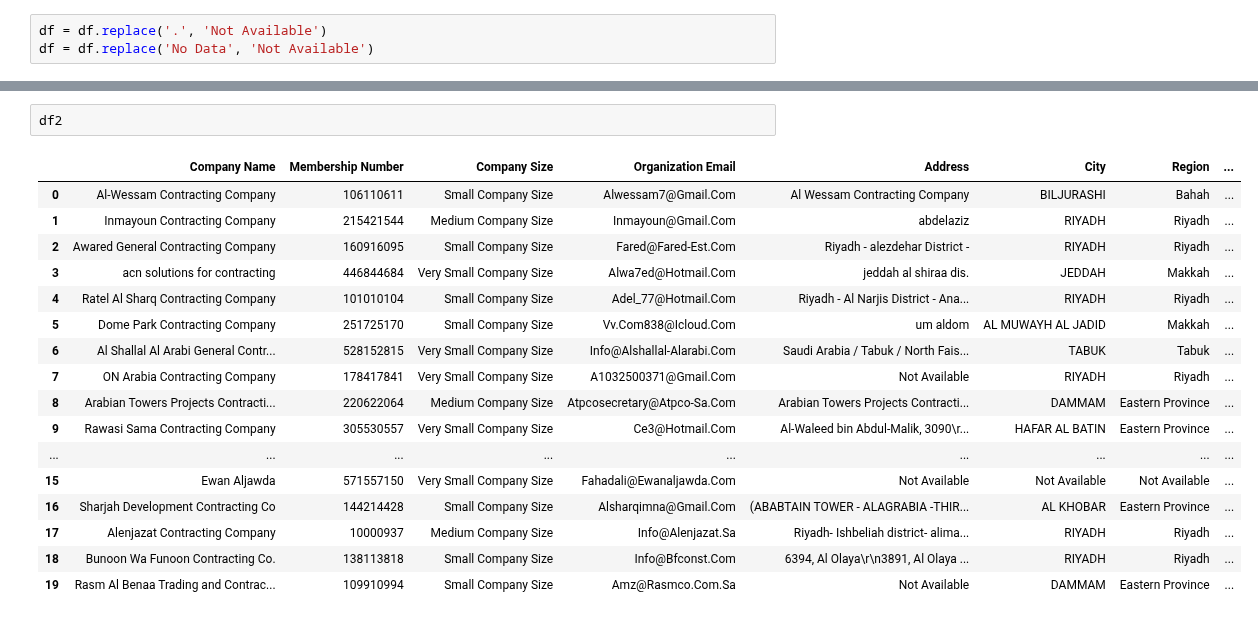
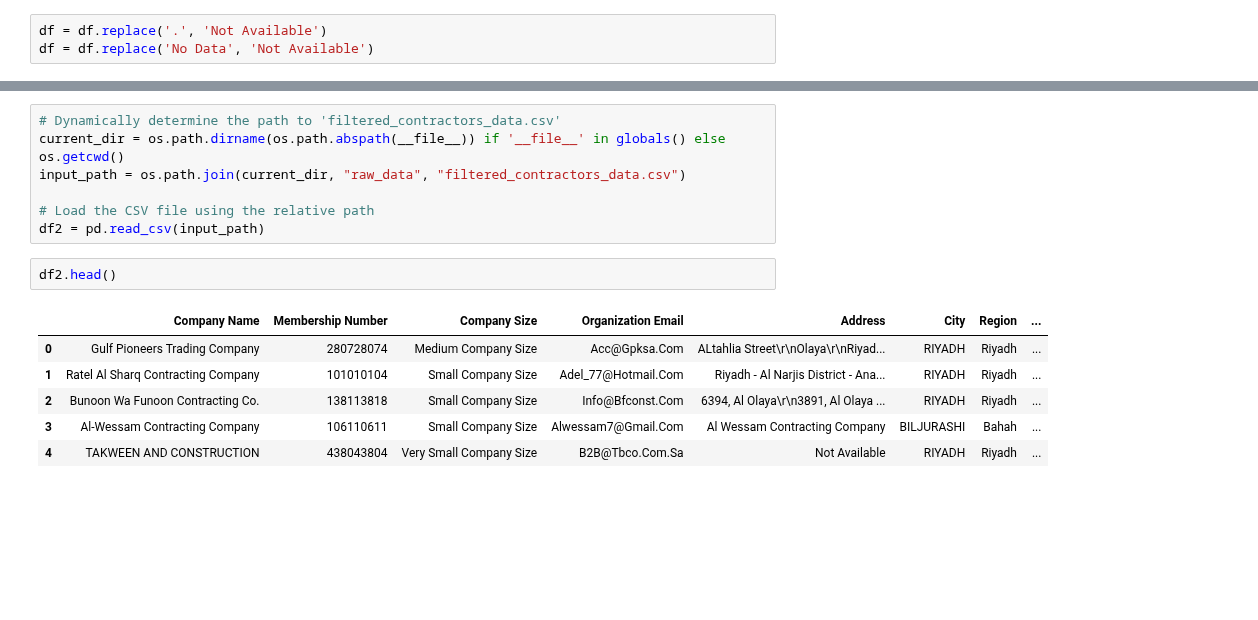
Before and after one commit to afnanzayed/Web-Crawling, a Jupyter notebook: notebooks/Web Crawling Task.ipynb, the cells around one changed output, grey strips where cells are left out. Cells and saved outputs as stored; diff of their text form; blank space fills up the shorter version.

```diff
--- a/notebooks/Web Crawling Task.ipynb
+++ b/notebooks/Web Crawling Task.ipynb
@@ -407,20 +424,16 @@ df2= pd.read_csv('/Users/afnanalamri/Desktop/MyProject/LeapAI/WebCrawlingTask/ra
+# %%
+# Dynamically determine the path to 'filtered_contractors_data.csv'
+current_dir = os.path.dirname(os.path.abspath(__file__)) if '__file__' in globals() else os.getcwd()
+input_path = os.path.join(current_dir, "raw_data", "filtered_contractors_data.csv")
+
+# Load the CSV file using the relative path
+df2 = pd.read_csv(input_path)
 # %%
-df2
+df2.head()
 # %% [output]
 |  | Company Name | Membership Number | Company Size | Organization Email | Address | City | Region | ... |
-| 0 | Al-Wessam Contracting Company | 106110611 | Small Company Size | Alwessam7@Gmail.Com | Al Wessam Contracting Company | BILJURASHI | Bahah | ... |
-| 1 | Inmayoun Contracting Company | 215421544 | Medium Company Size | Inmayoun@Gmail.Com | abdelaziz | RIYADH | Riyadh | ... |
-| 2 | Awared General Contracting Company | 160916095 | Small Company Size | Fared@Fared-Est.Com | Riyadh - alezdehar District - | RIYADH | Riyadh | ... |
-| 3 | acn solutions for contracting | 446844684 | Very Small Company Size | Alwa7ed@Hotmail.Com | jeddah al shiraa dis. | JEDDAH | Makkah | ... |
-| 4 | Ratel Al Sharq Contracting Company | 101010104 | Small Company Size | Adel_77@Hotmail.Com | Riyadh - Al Narjis District - Ana... | RIYADH | Riyadh | ... |
-| 5 | Dome Park Contracting Company | 251725170 | Small Company Size | Vv.Com838@Icloud.Com | um aldom | AL MUWAYH AL JADID | Makkah | ... |
-| 6 | Al Shallal Al Arabi General Contr... | 528152815 | Very Small Company Size | Info@Alshallal-Alarabi.Com | Saudi Arabia / Tabuk / North Fais... | TABUK | Tabuk | ... |
-| 7 | ON Arabia Contracting Company | 178417841 | Very Small Company Size | A1032500371@Gmail.Com | Not Available | RIYADH | Riyadh | ... |
-| 8 | Arabian Towers Projects Contracti... | 220622064 | Medium Company Size | Atpcosecretary@Atpco-Sa.Com | Arabian Towers Projects Contracti... | DAMMAM | Eastern Province | ... |
-| 9 | Rawasi Sama Contracting Company | 305530557 | Very Small Company Size | Ce3@Hotmail.Com | Al-Waleed bin Abdul-Malik, 3090\r... | HAFAR AL BATIN | Eastern Province | ... |
-| ... | ... | ... | ... | ... | ... | ... | ... | ... |
-| 15 | Ewan Aljawda | 571557150 | Very Small Company Size | Fahadali@Ewanaljawda.Com | Not Available | Not Available | Not Available | ... |
-| 16 | Sharjah Development Contracting Co | 144214428 | Small Company Size | Alsharqimna@Gmail.Com | (ABABTAIN TOWER - ALAGRABIA -THIR... | AL KHOBAR | Eastern Province | ... |
-| 17 | Alenjazat Contracting Company | 10000937 | Medium Company Size | Info@Alenjazat.Sa | Riyadh- Ishbeliah district- alima... | RIYADH | Riyadh | ... |
-| 18 | Bunoon Wa Funoon Contracting Co. | 138113818 | Small Company Size | Info@Bfconst.Com | 6394, Al Olaya\r\n3891, Al Olaya ... | RIYADH | Riyadh | ... |
-| 19 | Rasm Al Benaa Trading and Contrac... | 109910994 | Small Company Size | Amz@Rasmco.Com.Sa | Not Available | DAMMAM | Eastern Province | ... |
+| 0 | Gulf Pioneers Trading Company | 280728074 | Medium Company Size | Acc@Gpksa.Com | ALtahlia Street\r\nOlaya\r\nRiyad... | RIYADH | Riyadh | ... |
+| 1 | Ratel Al Sharq Contracting Company | 101010104 | Small Company Size | Adel_77@Hotmail.Com | Riyadh - Al Narjis District - Ana... | RIYADH | Riyadh | ... |
+| 2 | Bunoon Wa Funoon Contracting Co. | 138113818 | Small Company Size | Info@Bfconst.Com | 6394, Al Olaya\r\n3891, Al Olaya ... | RIYADH | Riyadh | ... |
+| 3 | Al-Wessam Contracting Company | 106110611 | Small Company Size | Alwessam7@Gmail.Com | Al Wessam Contracting Company | BILJURASHI | Bahah | ... |
+| 4 | TAKWEEN AND CONSTRUCTION | 438043804 | Very Small Company Size | B2B@Tbco.Com.Sa | Not Available | RIYADH | Riyadh | ... |
```
Also changed, not shown: parts of 20 cells of this notebook, 16 other files.
